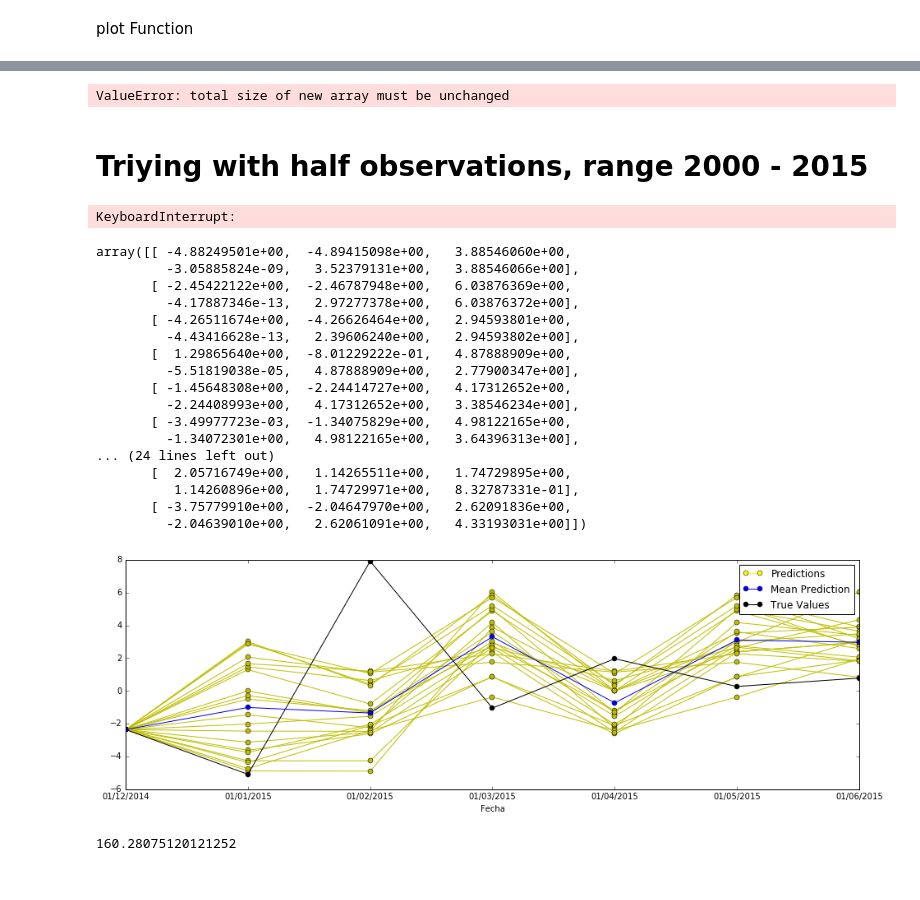
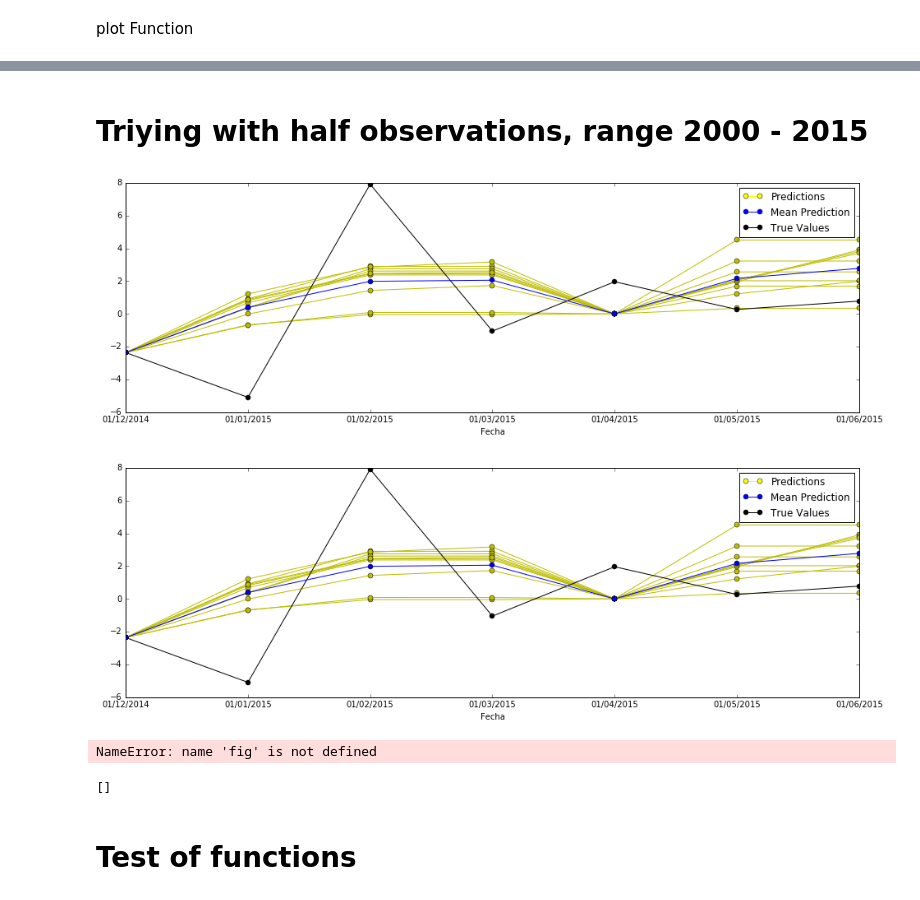
Before and after one commit to Ark93/RedNeuronal, a Jupyter notebook: FFNNv3P.ipynb, the cells around one changed output, grey strips where cells are left out. Saved outputs shown, nothing was run; the diff lists cells and outputs as text; code cells hidden in the pictures.

```diff
--- a/FFNNv3P.ipynb
+++ b/FFNNv3P.ipynb
@@ -145,6 +233,12 @@ def iteration_Func(ffn,TrainDS ,ValDS,ValOutput,lags,learnR,maxE,iterations):
     return sumPredictions,PredList,MSEsum
 # %%
 def Validation(ParametersList,iterations):
+    """
+    Function to search over all combiations of setup to chose best FFNN
+    :param ParametersList: List of list of parameters to be combined
+    :param iterations: Number of iterations(predictions) to make
+    :return: bestFFN,bestMean(prediction),bestPredictionList,ValOutput
+    """
     bestRNA,bestPredicts,bestPredList,bestMSE  = init_BestVar()
     for lags in ParametersList[0]:
         TrainDS,ValDS,ValOutput = create_DataSets(lags)
@@ -155,12 +249,19 @@ def Validation(ParametersList,iterations):
                     sumPredictions,PredList,MSEsum = iteration_Func(ffn,TrainDS,ValDS,ValOutput,lags,learnR,maxE,iterations)
                     MSEmean = MSEsum / iterations
                     MeanPredictions = sumPredictions / iterations
-                    bestMSE,bestRNA,bestPredicts,bestPredList = SolutionValidation(MeanPredictions,PredList,MSEmean,bestRNA,bestMSE,bestPredicts,bestPredList,lags,HiddenNeurons,maxE,learnR)
-    return bestRNA, MSEmean, bestPredicts, bestPredList,ValOutput
+                    bestMSE,bestFFN,bestPredicts,bestPredList = SolutionValidation(MeanPredictions,PredList,MSEmean,bestRNA,bestMSE,bestPredicts,bestPredList,lags,HiddenNeurons,maxE,learnR)
+    return bestFFN, MSEmean, bestPredicts, bestPredList,ValOutput
 # %% [markdown]
 plot Function
 # %%
 def plot_Solutions(PredictsList,Mean,TS):
+    """
+    Function to Plot List of predictions, mean predictions and Original Time Serie
+    :param PredictsList: List of predictions make
+    :param Mean: Mean prediction
+    :param TS: Original Time Serie
+    :return: matplotlib fig
+    """
     fig = plt.figure()
     TSValPredictions = TS[len(TS)-13:len(TS)-6].copy()
     for x in PredictsList:
@@ -179,4 +280,4 @@ def plot_Solutions(PredictsList,Mean,TS):
     plt.legend(handles = [linePred,lineMean,lineVal],loc= 1)
     return fig
 # %%
-ParametersList = [[12],[3],[1000],[0.1]]
+ParametersList = [[12],[3],[1000],[0.01,0.05,0.1]]
@@ -223,4 +283,0 @@ fig50
-# %%
-rna,mean,pred,list = Validation(ParametersList,1)
-# %% [output]
-ValueError: total size of new array must be unchanged
@@ -229,36 +284,19 @@ rna,mean,pred,list = Validation(ParametersList,1)
 # %% [markdown]
 # Triying with half observations, range 2000 - 2015
 # %%
-rna,mean,pred,listP,valo = Validation(ParametersList,50)
+rna,mean,pred,listP,valo = Validation(ParametersList,10)
-# %% [output]
-KeyboardInterrupt:
-# %%
-listP
-# %% [output]
-array([[ -4.88249501e+00,  -4.89415098e+00,   3.88546060e+00,
-         -3.05885824e-09,   3.52379131e+00,   3.88546066e+00],
-       [ -2.45422122e+00,  -2.46787948e+00,   6.03876369e+00,
-         -4.17887346e-13,   2.97277378e+00,   6.03876372e+00],
-       [ -4.26511674e+00,  -4.26626464e+00,   2.94593801e+00,
-         -4.43416628e-13,   2.39606240e+00,   2.94593802e+00],
-       [  1.29865640e+00,  -8.01229222e-01,   4.87888909e+00,
-         -5.51819038e-05,   4.87888909e+00,   2.77900347e+00],
-       [ -1.45648308e+00,  -2.24414727e+00,   4.17312652e+00,
-         -2.24408993e+00,   4.17312652e+00,   3.38546234e+00],
-       [ -3.49977723e-03,  -1.34075829e+00,   4.98122165e+00,
-         -1.34072301e+00,   4.98122165e+00,   3.64396313e+00],
-... (24 lines left out)
-       [  2.05716749e+00,   1.14265511e+00,   1.74729895e+00,
-          1.14260896e+00,   1.74729971e+00,   8.32787331e-01],
-       [ -3.75779910e+00,  -2.04647970e+00,   2.62091836e+00,
-         -2.04639010e+00,   2.62061091e+00,   4.33193031e+00]])
 # %%
-fig = plot_Solutions(listP,pred[0],TS)
+plot_Solutions(listP,pred[0],TS)
 # %% [output]
-[figure, old version]
+[figure, new version]
+[figure, added]
-# %%
-mean
-# %% [output]
-160.28075120121252
 # %%
 fig.savefig('TwentyPrintv2.png')
+# %% [output]
+NameError: name 'fig' is not defined
+# %%
+rna
+# %% [output]
+[]
+# %% [markdown]
+# Test of functions
```
Also changed, not shown: parts of 23 cells of this notebook, 1 other file.
